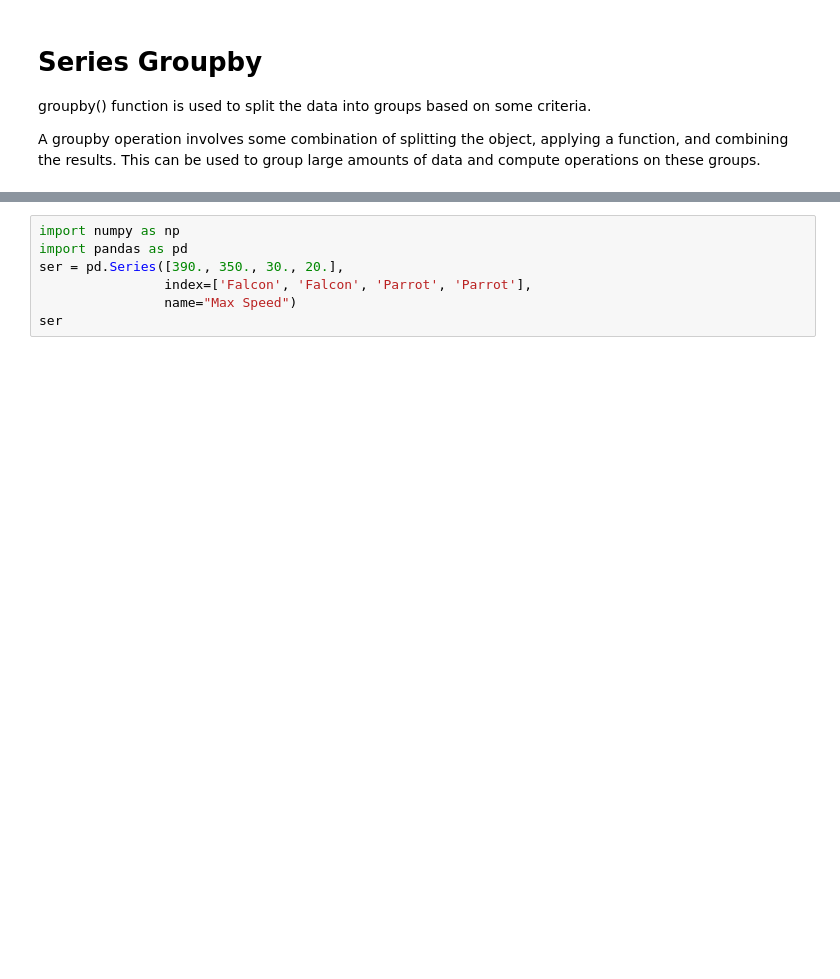
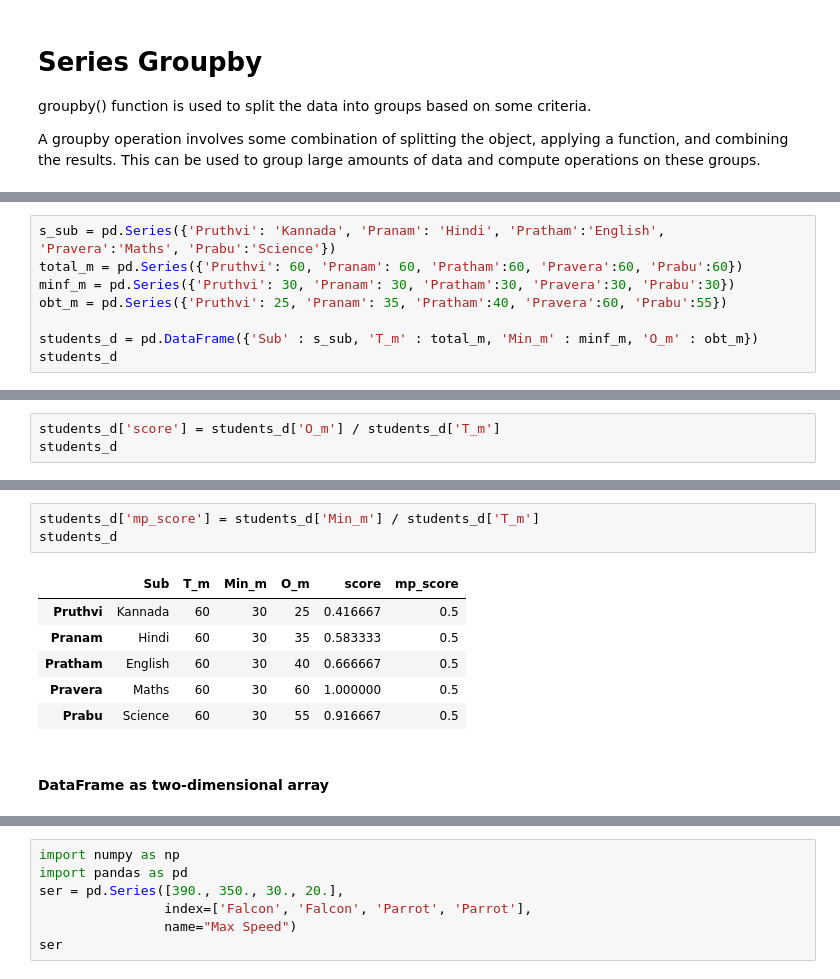
Before and after one commit to juck30808/juck30808, a Jupyter notebook: Pandas-Groupby(Series).ipynb, the cells around one changed output, grey strips where cells are left out. Saved outputs shown, nothing was run; the diff lists cells and outputs as text; blank space fills up the shorter version.

```diff
--- a/Pandas-Groupby(Series).ipynb
+++ b/Pandas-Groupby(Series).ipynb
@@ -5,0 +103,8 @@ A groupby operation involves some combination of splitting the object, applying
+# %%
+s_sub = pd.Series({'Pruthvi': 'Kannada', 'Pranam': 'Hindi', 'Pratham':'English', 'Pravera':'Maths', 'Prabu':'Science'})
+total_m = pd.Series({'Pruthvi': 60, 'Pranam': 60, 'Pratham':60, 'Pravera':60, 'Prabu':60})
+minf_m = pd.Series({'Pruthvi': 30, 'Pranam': 30, 'Pratham':30, 'Pravera':30, 'Prabu':30})
+obt_m = pd.Series({'Pruthvi': 25, 'Pranam': 35, 'Pratham':40, 'Pravera':60, 'Prabu':55})
+
+students_d = pd.DataFrame({'Sub' : s_sub, 'T_m' : total_m, 'Min_m' : minf_m, 'O_m' : obt_m})
+students_d
@@ -5,0 +118,3 @@ A groupby operation involves some combination of splitting the object, applying
+# %%
+students_d['score'] = students_d['O_m'] / students_d['T_m']
+students_d
@@ -5,0 +128,12 @@ A groupby operation involves some combination of splitting the object, applying
+# %%
+students_d['mp_score'] = students_d['Min_m'] / students_d['T_m']
+students_d
+# %% [output]
+|  | Sub | T_m | Min_m | O_m | score | mp_score |
+| Pruthvi | Kannada | 60 | 30 | 25 | 0.416667 | 0.5 |
+| Pranam | Hindi | 60 | 30 | 35 | 0.583333 | 0.5 |
+| Pratham | English | 60 | 30 | 40 | 0.666667 | 0.5 |
+| Pravera | Maths | 60 | 30 | 60 | 1.000000 | 0.5 |
+| Prabu | Science | 60 | 30 | 55 | 0.916667 | 0.5 |
+# %% [markdown]
+#### DataFrame as two-dimensional array
```
Also changed, not shown: parts of 38 cells of this notebook, 8 other files.
